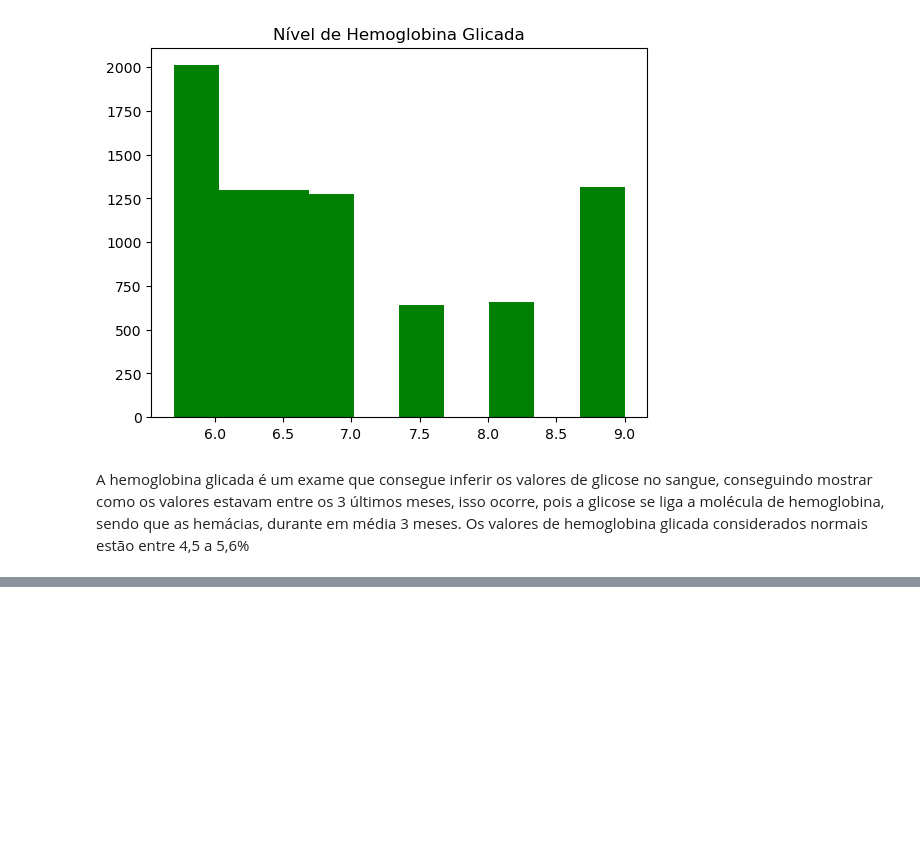
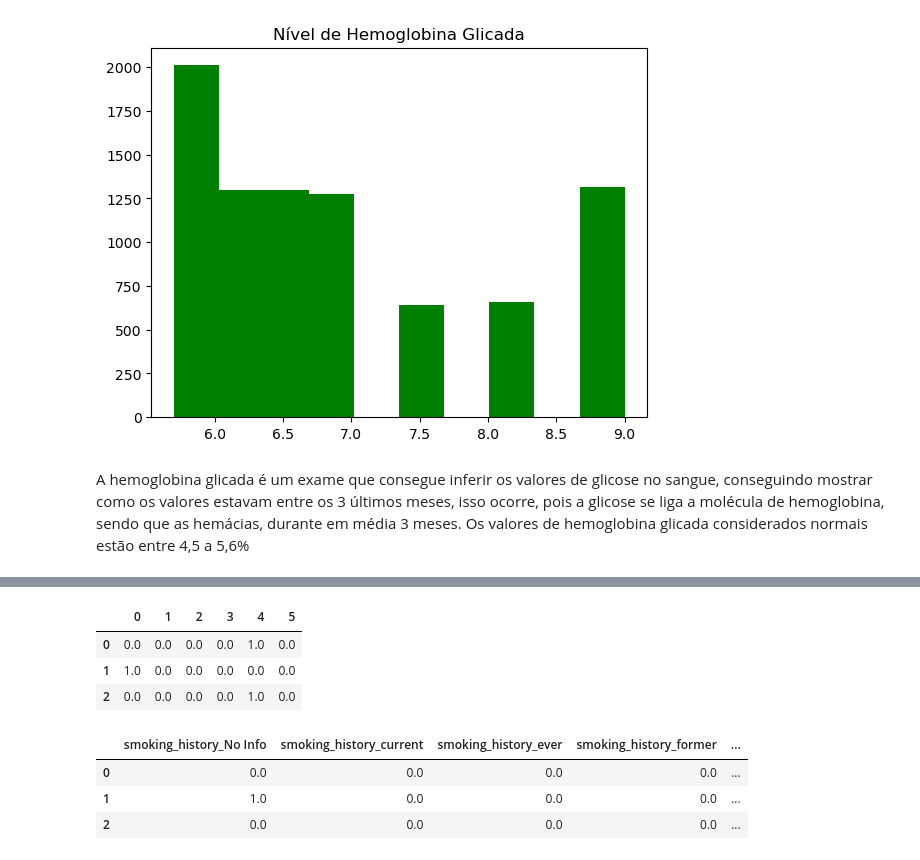
Before and after one commit to Bredariolcaroline/Data-analysis-and-data-science, a Jupyter notebook: diabetes-checkpoint.ipynb, the cells around one changed output, grey strips where cells are left out. Cells and saved outputs as stored; diff of their text form; code cells hidden in the pictures; blank space fills up the shorter version.

```diff
--- a/diabetes-checkpoint.ipynb
+++ b/diabetes-checkpoint.ipynb
@@ -187,3 +188,7 @@ plt.title('Nível de Hemoglobina Glicada');
 [figure]
 # %% [markdown]
 A hemoglobina glicada é um exame que consegue inferir os valores de glicose no sangue, conseguindo mostrar como os valores estavam entre os 3 últimos meses, isso ocorre, pois a glicose se liga a molécula de hemoglobina, sendo que as hemácias, durante em média 3 meses. Os valores de hemoglobina glicada considerados normais estão entre 4,5 a 5,6%
+# %%
+#separando em x e y
+x = base.drop('diabetes',axis = 1)
+y = base.diabetes
@@ -189,0 +198,2 @@ A hemoglobina glicada é um exame que consegue inferir os valores de glicose no
+# %%
+ohe = OneHotEncoder()
@@ -189,0 +212,8 @@ A hemoglobina glicada é um exame que consegue inferir os valores de glicose no
+# %%
+ohe_df = pd.DataFrame(ohe.transform(x[['smoking_history']]).toarray())
+ohe_df.head(3)
+# %% [output]
+|  | 0 | 1 | 2 | 3 | 4 | 5 |
+| 0 | 0.0 | 0.0 | 0.0 | 0.0 | 1.0 | 0.0 |
+| 1 | 1.0 | 0.0 | 0.0 | 0.0 | 0.0 | 0.0 |
+| 2 | 0.0 | 0.0 | 0.0 | 0.0 | 1.0 | 0.0 |
@@ -189,0 +223,7 @@ A hemoglobina glicada é um exame que consegue inferir os valores de glicose no
+# %%
+ohe_df.head(3)
+# %% [output]
+|  | smoking_history_No Info | smoking_history_current | smoking_history_ever | smoking_history_former | ... |
+| 0 | 0.0 | 0.0 | 0.0 | 0.0 | ... |
+| 1 | 1.0 | 0.0 | 0.0 | 0.0 | ... |
+| 2 | 0.0 | 0.0 | 0.0 | 0.0 | ... |
```
Also changed, not shown: parts of 20 cells of this notebook.
